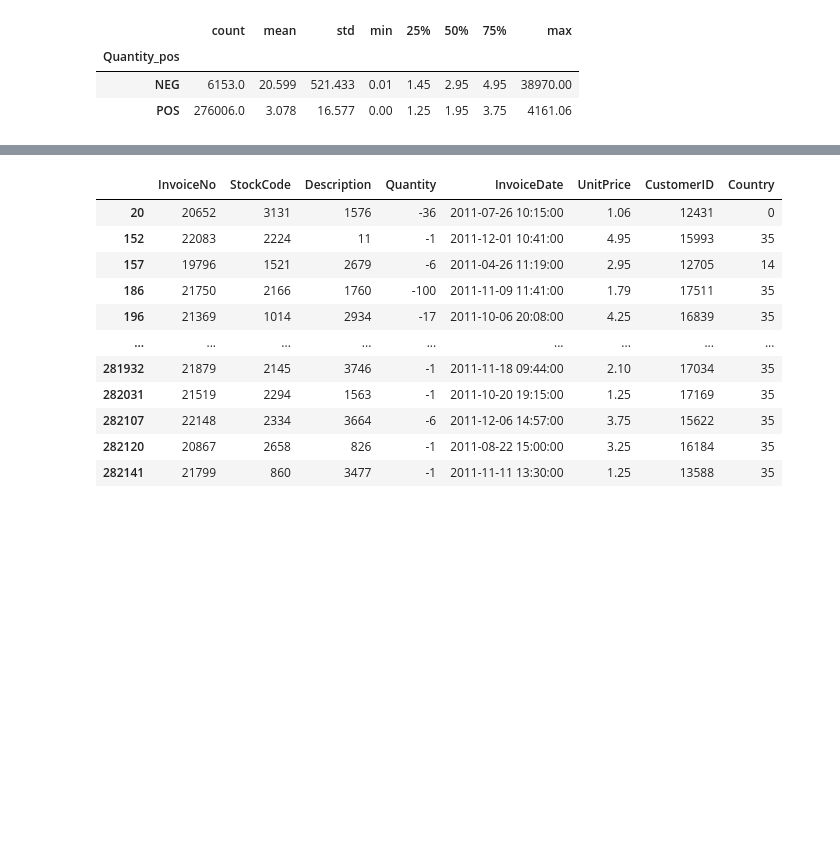
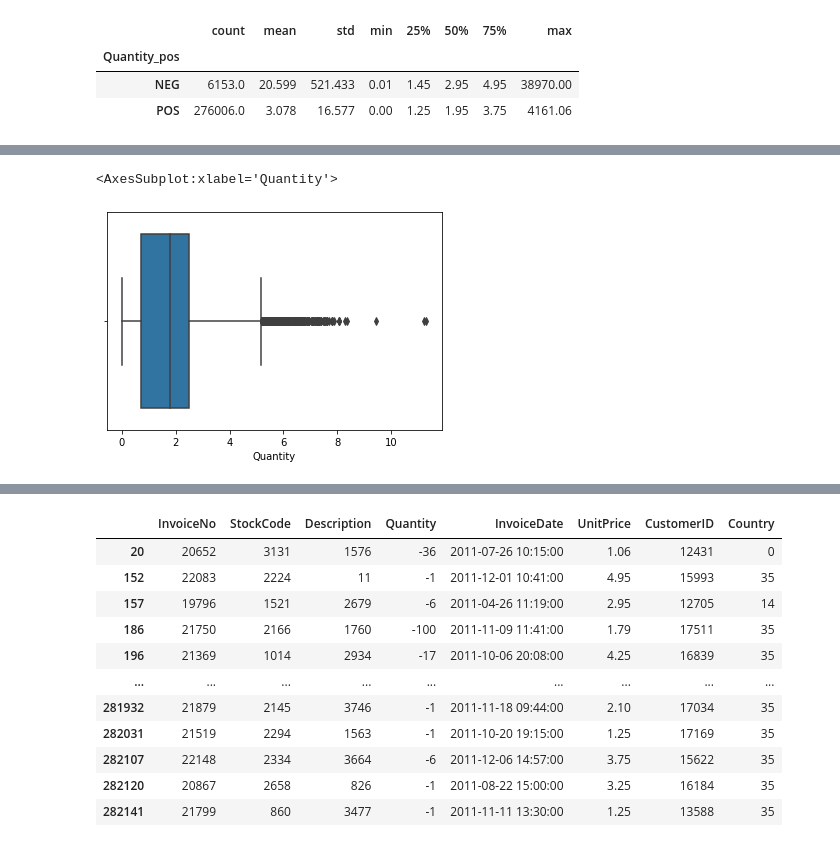
Before and after one commit to gunnerVivek/Foretelling-Retail-price-using-Multivariate-Regression, a Jupyter notebook: analysis.ipynb, the cells around one changed output, grey strips where cells are left out. Saved outputs shown, nothing was run; the diff lists cells and outputs as text; code cells hidden in the pictures; blank space fills up the shorter version.

```diff
--- a/analysis.ipynb
+++ b/analysis.ipynb
@@ -220,0 +287,5 @@ Name: UnitPrice, dtype: float64
+# %%
+sns.boxplot(np.log(data.Quantity))
+# %% [output]
+<AxesSubplot:xlabel='Quantity'>
+[figure, added]
```
Also changed, not shown: parts of 24 cells of this notebook.
